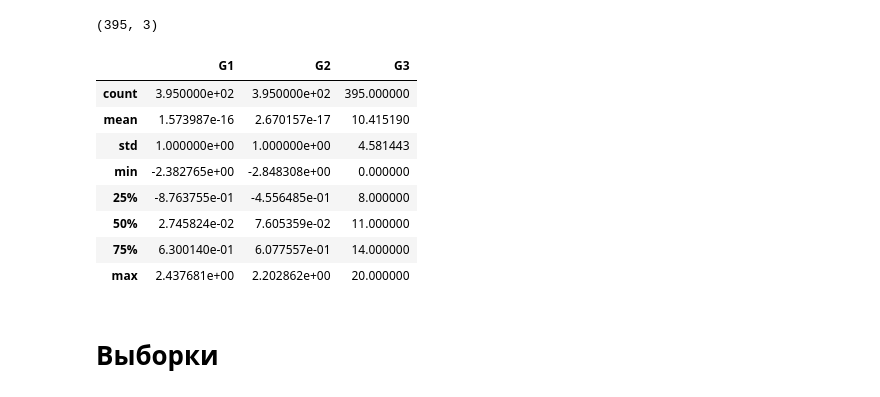
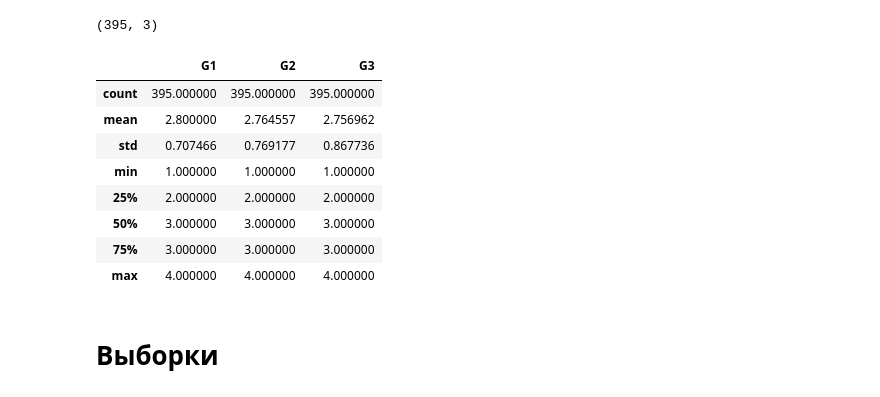
Before and after one commit to MalovaAA/machine_learning, a Jupyter notebook: lab_2_only_G1andG2.ipynb, the cells around one changed output. Drawn from its saved outputs; the diff is of its cells as text; code cells hidden in the pictures.

```diff
--- a/lab_2_only_G1andG2.ipynb
+++ b/lab_2_only_G1andG2.ipynb
@@ -253,0 +272,18 @@ data_12 = pd.concat((data['G1'],data['G2'],data['G3']), axis = 1)
+# %%
+data_12.loc[(data_12['G3'] >= 0) & (data_12['G3'] < 5), 'G3'] = 1
+data_12.loc[(data_12['G3'] >= 5) & (data_12['G3'] < 10), 'G3'] = 2
+data_12.loc[(data_12['G3'] <15 ) & (data_12['G3'] >= 10), 'G3'] = 3
+data_12.loc[data_12['G3'] >= 15, 'G3'] = 4
+
+
+data_12.loc[(data_12['G2'] >= 0) & (data_12['G2'] < 5), 'G2'] = 1
+data_12.loc[(data_12['G2'] >= 5) & (data_12['G2'] < 10), 'G2'] = 2
+data_12.loc[(data_12['G2'] <15 ) & (data_12['G2'] >= 10), 'G2'] = 3
+data_12.loc[data_12['G2'] >= 15, 'G2'] = 4
+
+data_12.loc[(data_12['G1'] >= 0) & (data_12['G1'] < 5), 'G1'] = 1
+data_12.loc[(data_12['G1'] >= 5) & (data_12['G1'] < 10), 'G1'] = 2
+data_12.loc[(data_12['G1'] < 15 ) & (data_12['G1'] >= 10), 'G1'] = 3
+data_12.loc[data_12['G1'] >= 15, 'G1'] = 4
+
+data_12.head()
@@ -299,17 +342,17 @@ print(data.shape)
 # %% [output]
 (395, 3)
 # %%
-data.describe()
+data_12.describe()
 # %% [output]
 |  | G1 | G2 | G3 |
-| count | 3.950000e+02 | 3.950000e+02 | 395.000000 |
-| mean | 1.573987e-16 | 2.670157e-17 | 10.415190 |
-| std | 1.000000e+00 | 1.000000e+00 | 4.581443 |
-| min | -2.382765e+00 | -2.848308e+00 | 0.000000 |
-| 25% | -8.763755e-01 | -4.556485e-01 | 8.000000 |
-| 50% | 2.745824e-02 | 7.605359e-02 | 11.000000 |
-| 75% | 6.300140e-01 | 6.077557e-01 | 14.000000 |
-| max | 2.437681e+00 | 2.202862e+00 | 20.000000 |
+| count | 395.000000 | 395.000000 | 395.000000 |
+| mean | 2.800000 | 2.764557 | 2.756962 |
+| std | 0.707466 | 0.769177 | 0.867736 |
+| min | 1.000000 | 1.000000 | 1.000000 |
+| 25% | 2.000000 | 2.000000 | 2.000000 |
+| 50% | 3.000000 | 3.000000 | 3.000000 |
+| 75% | 3.000000 | 3.000000 | 3.000000 |
+| max | 4.000000 | 4.000000 | 4.000000 |
 # %% [markdown]
 # Выборки
 # %%
```
Also changed, not shown: parts of 53 cells of this notebook, 1 other file.
